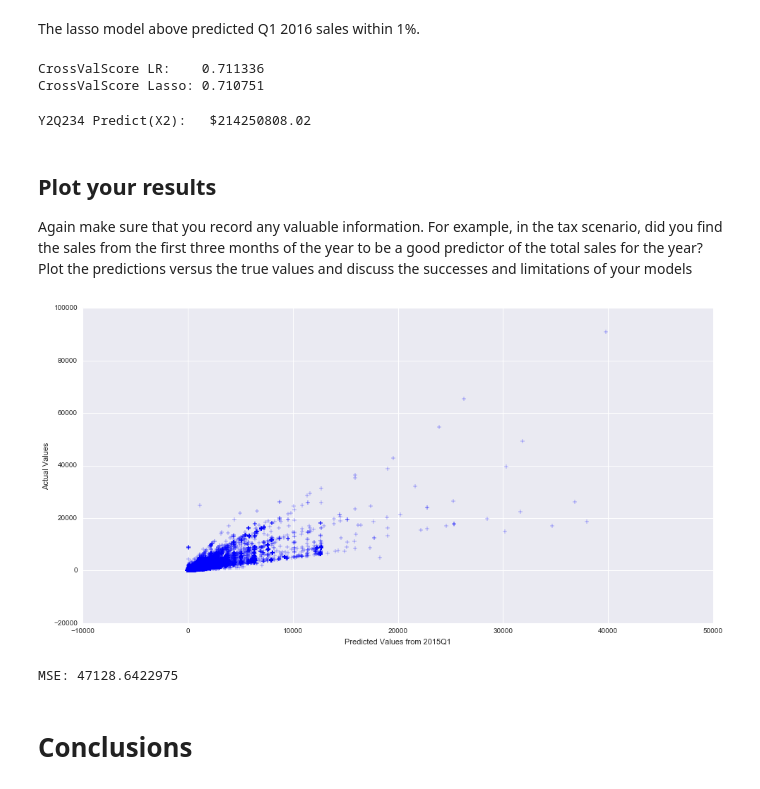
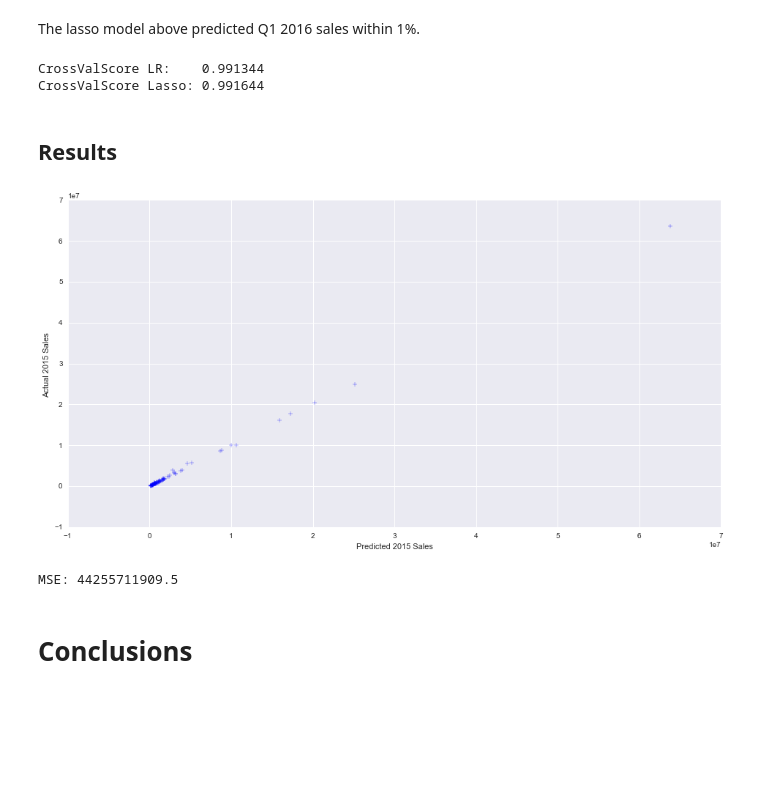
Before and after one commit to tptirrell/DSI-Projects, a Jupyter notebook: Project 3'.ipynb, the cells around one changed output. Cells and saved outputs as stored; diff of their text form; code cells hidden in the pictures; blank space fills up the shorter version.

```diff
--- a/Project 3'.ipynb
+++ b/Project 3'.ipynb
@@ -314,0 +277,3 @@ regressiondf2015.head()
+# %%
+countysalesmodelq12015 = pd.pivot_table(df2015q1, index = ['County'], values=['Sale (Dollars)','Volume Sold (Liters)','Brandy','Gin','Liqueurs','OtherAlcohol','Rum','Tequila','Vodka','Whisky'],aggfunc=np.sum)
+countysalesmodelq12015.head()
@@ -314,0 +288,5 @@ regressiondf2015.head()
+# %%
+countysalesmodel2015 = pd.pivot_table(df2015, index = ['County'], values=['Sale (Dollars)'],aggfunc=np.sum)
+countysalesmodel2015.head()
+
+countysalesmodel2015.to_csv('countysales2015.csv')
@@ -315,8 +304,8 @@ regressiondf2015.head()
 # %%
-#Linear Model all 2015
+#Linear Model (final)
 
 lr = linear_model.LinearRegression()
-lr_modelX1 = lr.fit(X1, Y1)
-lrX1_r2 =  r2_score(y_true=Y1, y_pred=lr_modelX1.predict(X1))
-lrX1_r2
+lr_model = lr.fit(countysalesmodelq12015, countysalesmodel2015)
+lr_r2 =  r2_score(y_true=countysalesmodel2015, y_pred=lr_model.predict(countysalesmodelq12015))
+lr_r2
 # %% [output]
@@ -368,0 +313,3 @@ Actual Y1Q234:        $220978128.93
+# %%
+predictions15 = lr_model.predict(countysalesmodelq12015)
+print "2015 Predict from model:   $%.2f" % (predictions15.sum())
@@ -399,36 +340,27 @@ The lasso model above predicted Q1 2016 sales within 1%.
 # %%
 #Runs Cross Val Score on the linear regression model X1 and lasso regression.
 
-crossvalscorelr = cross_val_score(lr, X1, Y1, n_jobs=1, cv=5)
-crossvalscorelasso = cross_val_score(lasso, X1, Y1, n_jobs=1, cv=5)
+crossvalscorelr = cross_val_score(lr, countysalesmodelq12015, countysalesmodel2015, n_jobs=1, cv=5)
+crossvalscorelasso = cross_val_score(lasso, countysalesmodelq12015, countysalesmodel2015, n_jobs=1, cv=5)
 
 print "CrossValScore LR:    %f"%(crossvalscorelr.mean())
 print "CrossValScore Lasso: %f"%(crossvalscorelasso.mean())
 # %% [output]
-CrossValScore LR:    0.711336
-CrossValScore Lasso: 0.710751
+CrossValScore LR:    0.991344
+CrossValScore Lasso: 0.991644
-# %%
-#Using Lasso X1 model that performed the best above, this predicts Q234 of 2016.
-
-X1predictionsY2Q234 = lasso_model.predict(X1Q234)
-print "Y2Q234 Predict(X2):   $%.2f" % (X2predictionsY1Q234.sum())
-# %% [output]
-Y2Q234 Predict(X2):   $214250808.02
-# %% [markdown]
-## Plot your results
-
-Again make sure that you record any valuable information. For example, in the tax scenario, did you find the sales from the first three months of the year to be a good predictor of the total sales for the year? Plot the predictions versus the true values and discuss the successes and limitations of your models
+# %% [markdown]
+## Results
 # %%
 #This plots the predicted values of Q234 2015 against actual values of Q234 2015 using X1 model.
 
 plt.figure(figsize=(16,8))
-plt.scatter(X1predictionsY1Q234,Y1Q234, s=30, c='b', marker='+', zorder=10)
-plt.xlabel("Predicted Values from 2015Q1")
-plt.ylabel("Actual Values")
+plt.scatter(predictions15,countysalesmodel2015, s=30, c='b', marker='+', zorder=10)
+plt.xlabel("Predicted 2015 Sales")
+plt.ylabel("Actual 2015 Sales ")
 plt.show()
-print "MSE:", mean_squared_error(Y1Q234, X1predictionsY1Q234)
+print "MSE:", mean_squared_error(predictions15,countysalesmodel2015)
 # %% [output]
-[figure, old version]
+[figure, new version]
-MSE: 47128.6422975
+MSE: 44255711909.5
 # %% [markdown]
 # Conclusions
```
Also changed, not shown: parts of 25 cells of this notebook.
